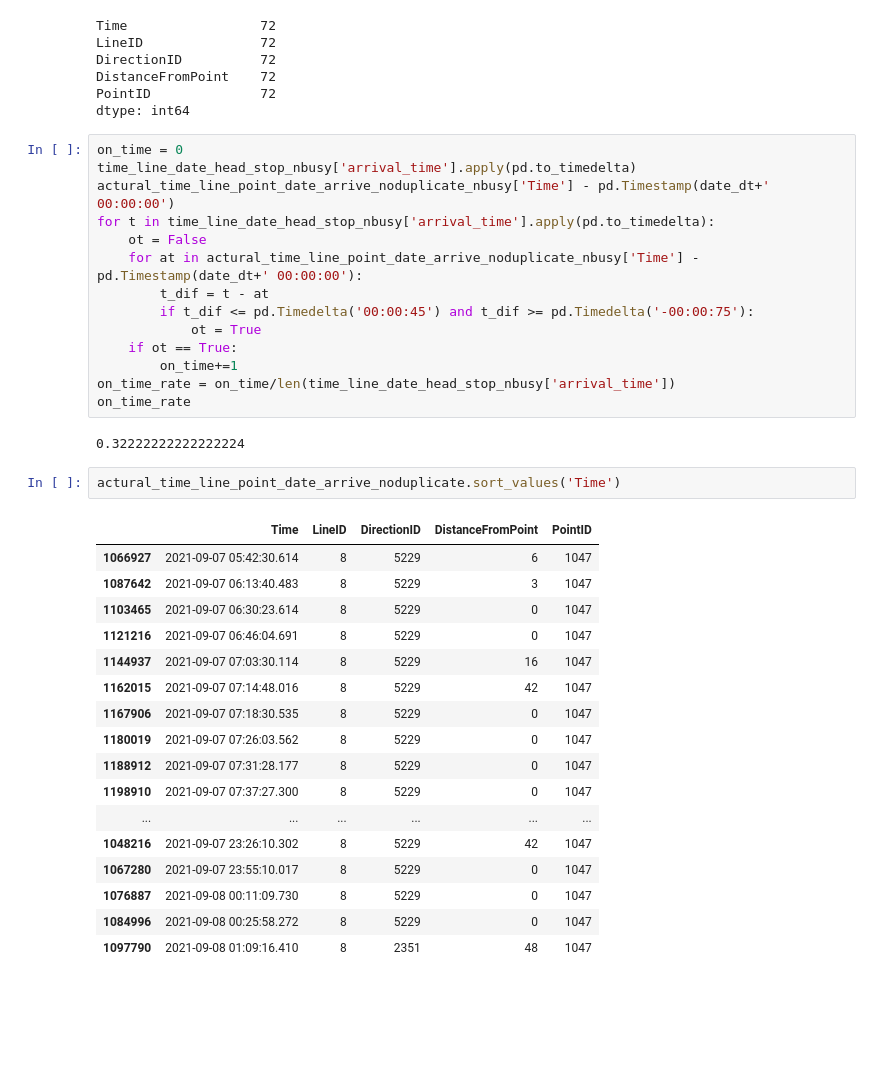
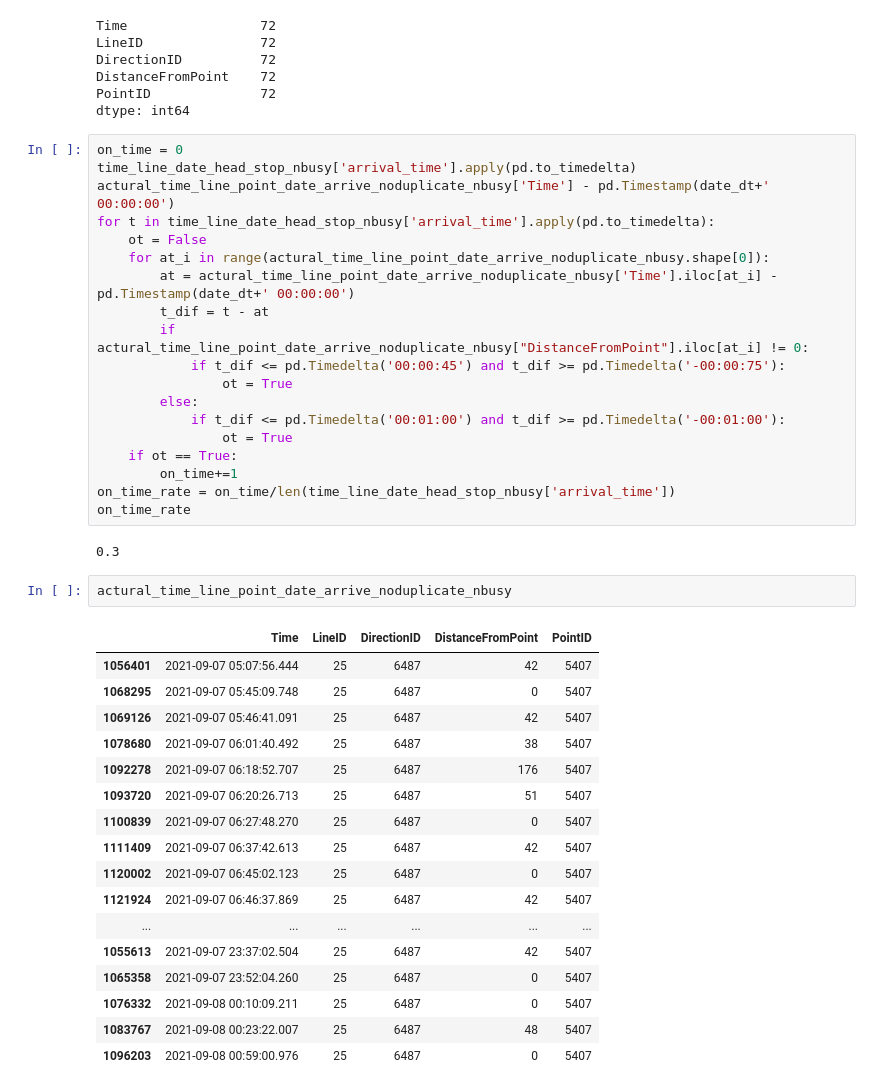
Before and after one commit to xuyou1999/Data_Mining_F22, a Jupyter notebook: src/punctuality.ipynb, the cells around one changed output. Drawn from its saved outputs; the diff is of its cells as text; blank space fills up the shorter version.

```diff
--- a/src/punctuality.ipynb
+++ b/src/punctuality.ipynb
@@ -182,33 +184,38 @@ time_line_date_head_stop_nbusy['arrival_time'].apply(pd.to_timedelta)
 actural_time_line_point_date_arrive_noduplicate_nbusy['Time'] - pd.Timestamp(date_dt+' 00:00:00')
 for t in time_line_date_head_stop_nbusy['arrival_time'].apply(pd.to_timedelta):
     ot = False
-    for at in actural_time_line_point_date_arrive_noduplicate_nbusy['Time'] - pd.Timestamp(date_dt+' 00:00:00'):
+    for at_i in range(actural_time_line_point_date_arrive_noduplicate_nbusy.shape[0]):
+        at = actural_time_line_point_date_arrive_noduplicate_nbusy['Time'].iloc[at_i] - pd.Timestamp(date_dt+' 00:00:00')
         t_dif = t - at
-        if t_dif <= pd.Timedelta('00:00:45') and t_dif >= pd.Timedelta('-00:00:75'):
-            ot = True
+        if actural_time_line_point_date_arrive_noduplicate_nbusy["DistanceFromPoint"].iloc[at_i] != 0:
+            if t_dif <= pd.Timedelta('00:00:45') and t_dif >= pd.Timedelta('-00:00:75'):
+                ot = True
+        else:
+            if t_dif <= pd.Timedelta('00:01:00') and t_dif >= pd.Timedelta('-00:01:00'):
+                ot = True
     if ot == True:
         on_time+=1
 on_time_rate = on_time/len(time_line_date_head_stop_nbusy['arrival_time'])
 on_time_rate
 # %% [output]
-0.32222222222222224
+0.3
-# %%
-actural_time_line_point_date_arrive_noduplicate.sort_values('Time')
-# %% [output]
-|  | Time | LineID | DirectionID | DistanceFromPoint | PointID |
-| 1066927 | 2021-09-07 05:42:30.614 | 8 | 5229 | 6 | 1047 |
-| 1087642 | 2021-09-07 06:13:40.483 | 8 | 5229 | 3 | 1047 |
-| 1103465 | 2021-09-07 06:30:23.614 | 8 | 5229 | 0 | 1047 |
-| 1121216 | 2021-09-07 06:46:04.691 | 8 | 5229 | 0 | 1047 |
-| 1144937 | 2021-09-07 07:03:30.114 | 8 | 5229 | 16 | 1047 |
-| 1162015 | 2021-09-07 07:14:48.016 | 8 | 5229 | 42 | 1047 |
-| 1167906 | 2021-09-07 07:18:30.535 | 8 | 5229 | 0 | 1047 |
-| 1180019 | 2021-09-07 07:26:03.562 | 8 | 5229 | 0 | 1047 |
-| 1188912 | 2021-09-07 07:31:28.177 | 8 | 5229 | 0 | 1047 |
-| 1198910 | 2021-09-07 07:37:27.300 | 8 | 5229 | 0 | 1047 |
-| ... | ... | ... | ... | ... | ... |
-| 1048216 | 2021-09-07 23:26:10.302 | 8 | 5229 | 42 | 1047 |
-| 1067280 | 2021-09-07 23:55:10.017 | 8 | 5229 | 0 | 1047 |
-| 1076887 | 2021-09-08 00:11:09.730 | 8 | 5229 | 0 | 1047 |
-| 1084996 | 2021-09-08 00:25:58.272 | 8 | 5229 | 0 | 1047 |
-| 1097790 | 2021-09-08 01:09:16.410 | 8 | 2351 | 48 | 1047 |
+# %%
+actural_time_line_point_date_arrive_noduplicate_nbusy
+# %% [output]
+|  | Time | LineID | DirectionID | DistanceFromPoint | PointID |
+| 1056401 | 2021-09-07 05:07:56.444 | 25 | 6487 | 42 | 5407 |
+| 1068295 | 2021-09-07 05:45:09.748 | 25 | 6487 | 0 | 5407 |
+| 1069126 | 2021-09-07 05:46:41.091 | 25 | 6487 | 42 | 5407 |
+| 1078680 | 2021-09-07 06:01:40.492 | 25 | 6487 | 38 | 5407 |
+| 1092278 | 2021-09-07 06:18:52.707 | 25 | 6487 | 176 | 5407 |
+| 1093720 | 2021-09-07 06:20:26.713 | 25 | 6487 | 51 | 5407 |
+| 1100839 | 2021-09-07 06:27:48.270 | 25 | 6487 | 0 | 5407 |
+| 1111409 | 2021-09-07 06:37:42.613 | 25 | 6487 | 42 | 5407 |
+| 1120002 | 2021-09-07 06:45:02.123 | 25 | 6487 | 0 | 5407 |
+| 1121924 | 2021-09-07 06:46:37.869 | 25 | 6487 | 42 | 5407 |
+| ... | ... | ... | ... | ... | ... |
+| 1055613 | 2021-09-07 23:37:02.504 | 25 | 6487 | 42 | 5407 |
+| 1065358 | 2021-09-07 23:52:04.260 | 25 | 6487 | 0 | 5407 |
+| 1076332 | 2021-09-08 00:10:09.211 | 25 | 6487 | 0 | 5407 |
+| 1083767 | 2021-09-08 00:23:22.007 | 25 | 6487 | 48 | 5407 |
+| 1096203 | 2021-09-08 00:59:00.976 | 25 | 6487 | 0 | 5407 |
```
Also changed, not shown: parts of 1 cell of this notebook, 1 other file.
